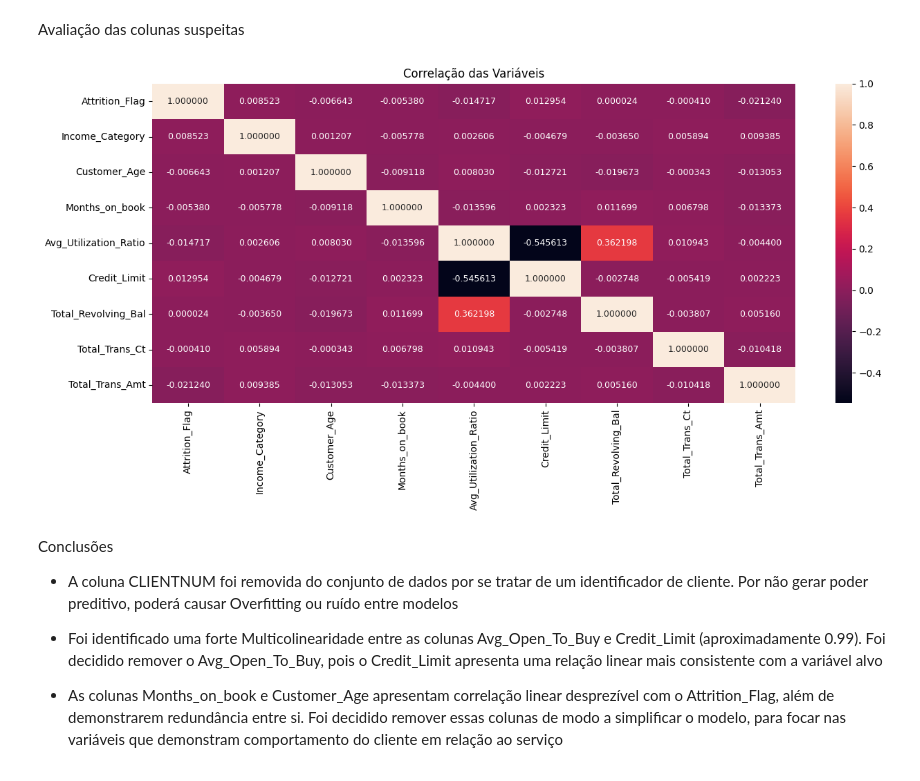
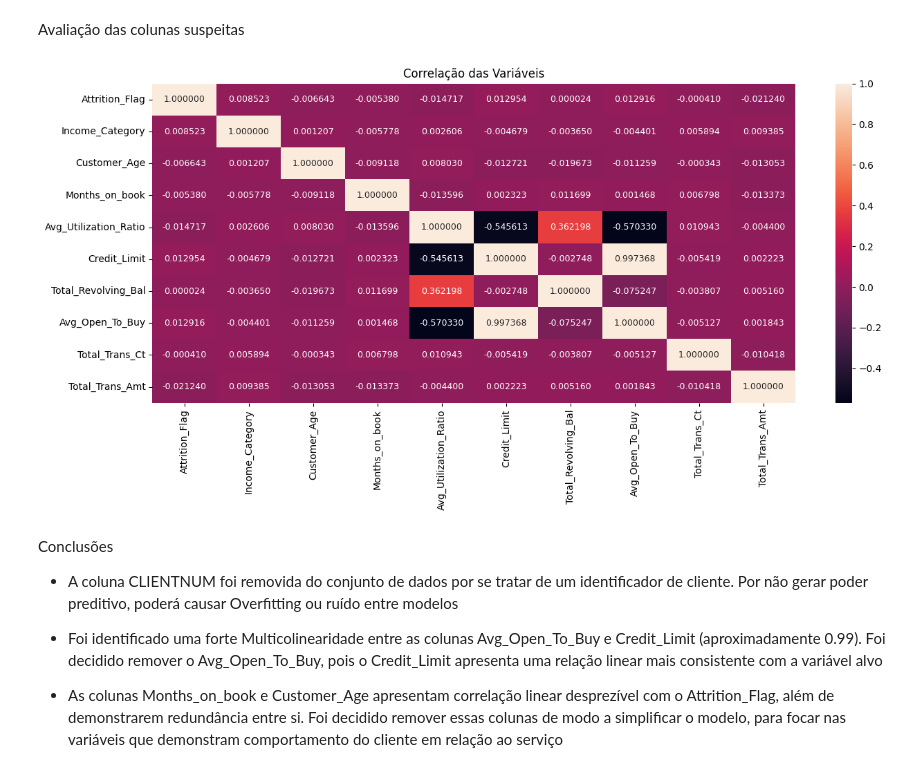
Before and after one commit to rpf991/Previsao_Churning_Clientes_Credito, a Jupyter notebook: notebooks/data_analysis.ipynb, the cells around one changed output. Saved outputs shown, nothing was run; the diff lists cells and outputs as text; code cells hidden in the pictures.

```diff
--- a/notebooks/data_analysis.ipynb
+++ b/notebooks/data_analysis.ipynb
@@ -220,17 +221,18 @@ Avaliação das colunas suspeitas
 # %%
 df_hetamap_test = df_base_credit[['Attrition_Flag',  'Income_Category',
                                   'Customer_Age', 'Months_on_book',
                                   'Avg_Utilization_Ratio','Credit_Limit',
-                                  'Total_Revolving_Bal', 'Total_Trans_Ct', 'Total_Trans_Amt']].corr()
+                                  'Total_Revolving_Bal', 'Avg_Open_To_Buy',
+                                  'Total_Trans_Ct', 'Total_Trans_Amt']].corr()
 
 plt.figure(figsize=(15, 6))
 
 sns.heatmap(data=df_hetamap_test,
             annot=True, fmt=".6f", annot_kws={"size": 9})
 plt.title("Correlação das Variáveis")
 plt.show()
 # %% [output]
-[figure, old version]
+[figure, new version]
 # %% [markdown]
 Conclusões
 
```
Also changed, not shown: parts of 26 cells of this notebook, 1 other file.
